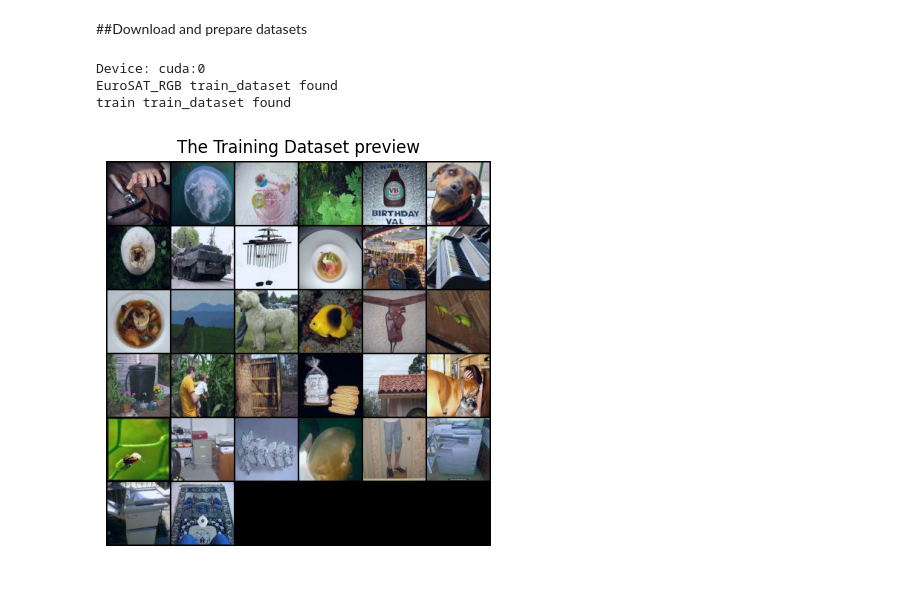
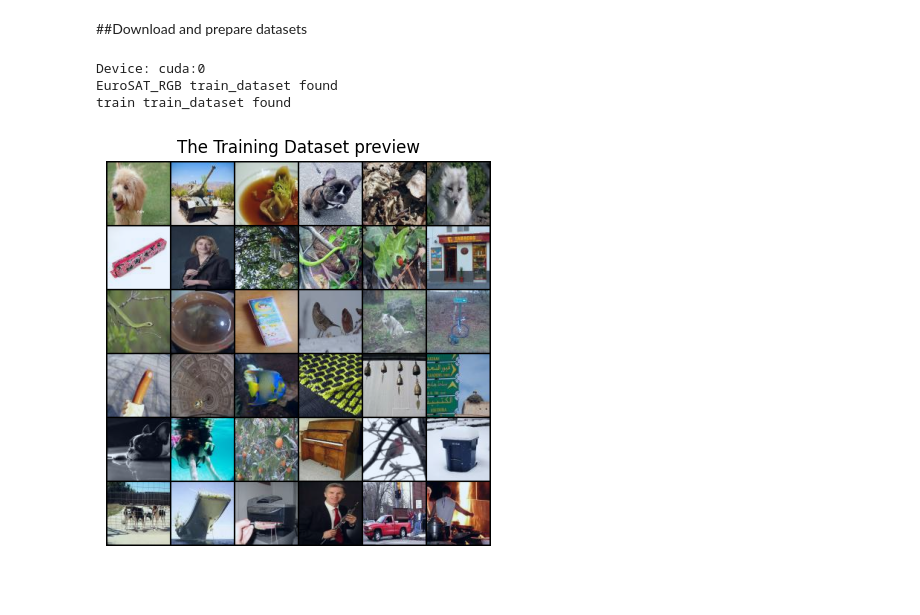
Before and after one commit to Juhoq/dl_project, a Jupyter notebook: DLproject.ipynb, the cells around one changed output. Drawn from its saved outputs; the diff is of its cells as text; code cells hidden in the pictures.

```diff
--- a/DLproject.ipynb
+++ b/DLproject.ipynb
@@ -38,9 +38,9 @@ tar_image_size = 84
 eurosat_image_size = 64
 
 ### HYPERPARAMETERS
-batch_size = 32
+batch_size = 64
 num_workers = 1
-lr = 0.000012
+lr = 0.0003
 num_epochs = 6
 num_classes_train = 64
 num_classes_euroSAT = 10
@@ -97,34 +97,34 @@ except FileNotFoundError:
 # load data
 train_tar_load = datasets.ImageFolder(train_tar_path, transform=transform1) # train data
 eurosatdata_load = datasets.ImageFolder(eurosat_path, transform=transform2) # fine tuning data
 
 # Splitting the train train_dataset into train, val, and test
 data_len = len(train_tar_load)
 test_tar = int(data_len  * 0.15)
 valid_tar = test_tar
 train_tar = len(train_tar_load) - test_tar * 2
 
 train_dataset, val_dataset, test_dataset = random_split(train_tar_load, [train_tar, valid_tar, test_tar])
 
 # Create data loaders
 train_loader = DataLoader(train_dataset, batch_size=batch_size, shuffle=True)
 val_loader = DataLoader(val_dataset, batch_size=batch_size, shuffle=True)
 test_loader = DataLoader(test_dataset, batch_size=batch_size, shuffle=True)
 
 
 
 # Plot some training images
 real_batch = next(iter(train_loader))
 plt.figure(figsize=(5, 5))
 plt.axis('off')
 plt.title('The Training Dataset preview')
 plt.imshow(np.transpose(utils.make_grid(real_batch[0].to(device)[:36], padding=2, normalize=True, nrow=6).cpu(),(1,2,0)))
 plt.show()
 # %% [output]
 Device: cuda:0
 EuroSAT_RGB train_dataset found
 train train_dataset found
-[figure, old version]
+[figure, new version]
 # %% [markdown]
 #
 # %% [markdown]
```
Also changed, not shown: parts of 2 cells of this notebook.
